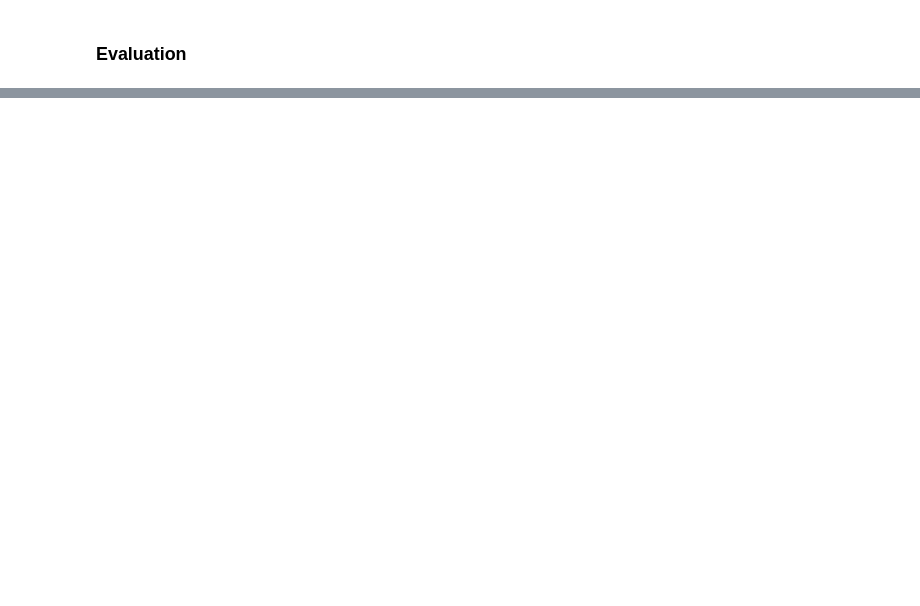
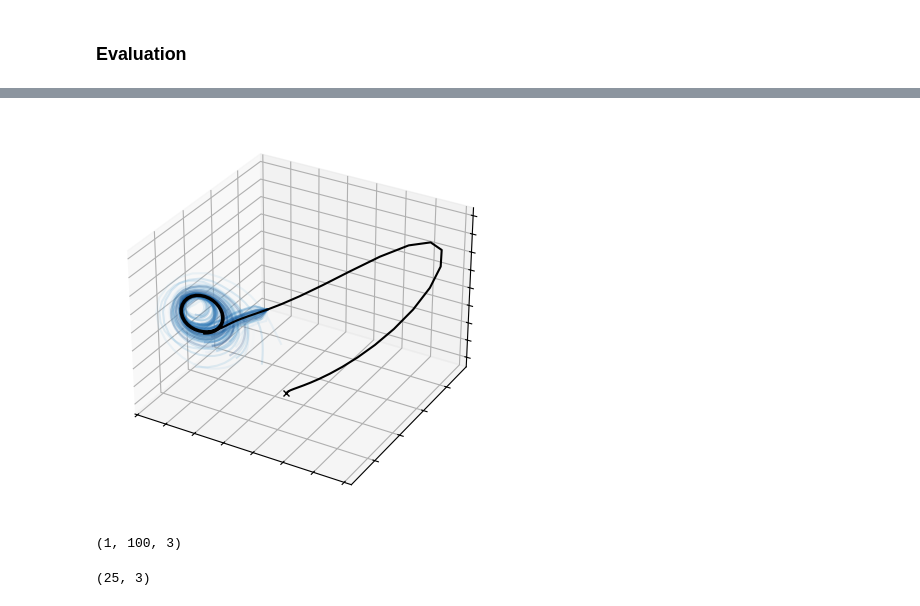
Before and after one commit to elgazzarr/afm, a Jupyter notebook: notebooks/forecasting_ds.ipynb, the cells around one changed output, grey strips where cells are left out. Drawn from its saved outputs; the diff is of its cells as text; code cells hidden in the pictures; blank space fills up the shorter version.

```diff
--- a/notebooks/forecasting_ds.ipynb
+++ b/notebooks/forecasting_ds.ipynb
@@ -564,0 +669,36 @@ plt.savefig(system + '.pdf', dpi=300, bbox_inches='tight', format='pdf')
+# %%
+
+if data_dim == 2:
+
+    ax = phase_portrait(vf.vector_field, xrange=(0, 5), yrange=(0, 5), args=params);
+    # for idx, trajectory in enumerate(trajectories):
+    #     plt.plot(trajectory[:, 0], trajectory[:, 1], 'b-', alpha=0.5)
+
+    # ax = trajectories2d(trajectories[0], ax=None, marker=False, alpha=0.5, lw=0.5, palette='mako');
+    # trajectories2d(trajectories[-1], ax=ax, marker=False, alpha=0.5, lw=0.5, palette='mako');
+
+else:
+
+    num_traj = 50
+    trajectories_w_hist = jnp.hstack([jnp.repeat(history[0,-1,:][None, None, :], num_traj, axis=0), flow_predictions[:num_traj,0,:,:]])
+    ax = trajectories3d(trajectories_w_hist, ax=None, marker=None, alpha=0.2, lw=1.5, palette='Blues');
+
+    # plot ground truth
+    gt_data = jnp.vstack([history[0,:,:], future[0,:,:]])[None, :, :]
+    ax = trajectories3d(gt_data, ax=ax, marker=True, alpha=1.0, lw=1.5, palette=None);
+    ax.set_xticklabels([])
+    ax.set_yticklabels([])
+    ax.set_zticklabels([])
+    plt.tight_layout()
+
+plt.savefig('phasediagram_' + system + '.pdf', dpi=300, bbox_inches='tight', format='pdf')
+# %% [output]
+[figure, added]
+# %%
+gt_data.shape
+# %% [output]
+(1, 100, 3)
+# %%
+history[0,:,:].shape
+# %% [output]
+(25, 3)
```
Also changed, not shown: parts of 7 cells of this notebook, 3 other files.
